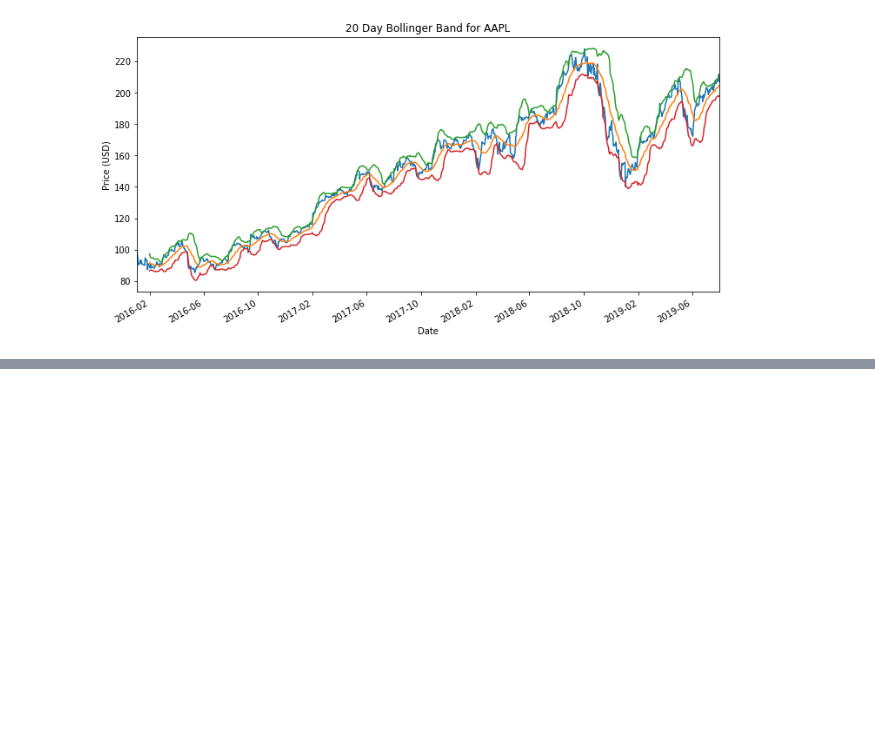
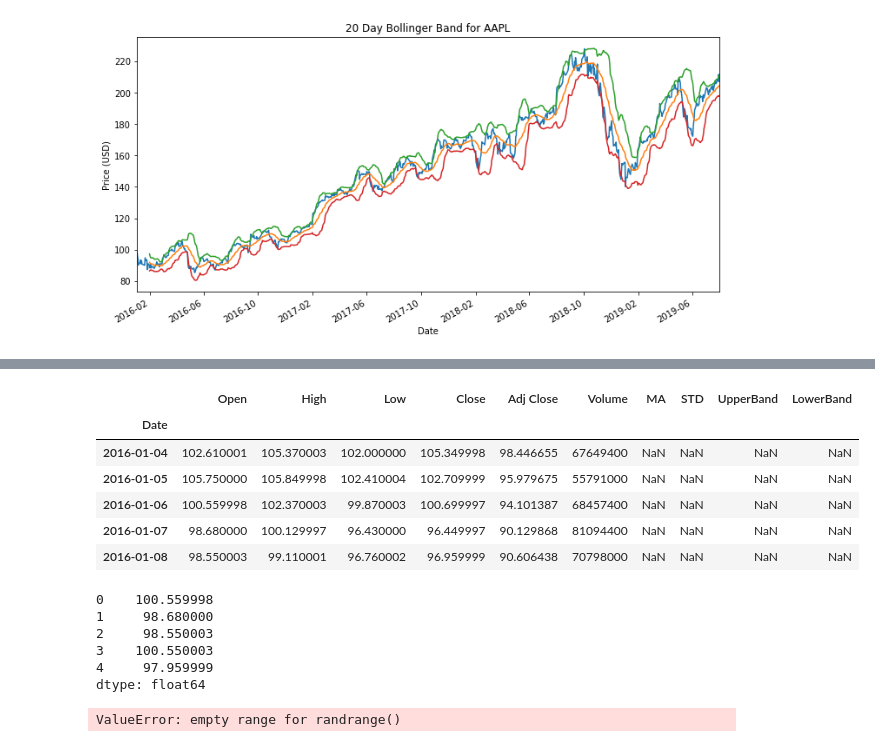
Before and after one commit to roshanr11/Deep-Learning-for-Trading-RNN-LSTMs-getRichWithStocks.py, a Jupyter notebook: mainstockfile_notebookversion.ipynb, the cells around one changed output, grey strips where cells are left out. Cells and saved outputs as stored; diff of their text form; code cells hidden in the pictures; blank space fills up the shorter version.

```diff
--- a/mainstockfile_notebookversion.ipynb
+++ b/mainstockfile_notebookversion.ipynb
@@ -262,0 +381,23 @@ calcbolBands(data, 20)
+# %%
+data.head()
+# %% [output]
+|  | Open | High | Low | Close | Adj Close | Volume | MA | STD | UpperBand | LowerBand |
+| Date |  |  |  |  |  |  |  |  |  |  |
+| 2016-01-04 | 102.610001 | 105.370003 | 102.000000 | 105.349998 | 98.446655 | 67649400 | NaN | NaN | NaN | NaN |
+| 2016-01-05 | 105.750000 | 105.849998 | 102.410004 | 102.709999 | 95.979675 | 55791000 | NaN | NaN | NaN | NaN |
+| 2016-01-06 | 100.559998 | 102.370003 | 99.870003 | 100.699997 | 94.101387 | 68457400 | NaN | NaN | NaN | NaN |
+| 2016-01-07 | 98.680000 | 100.129997 | 96.430000 | 96.449997 | 90.129868 | 81094400 | NaN | NaN | NaN | NaN |
+| 2016-01-08 | 98.550003 | 99.110001 | 96.760002 | 96.959999 | 90.606438 | 70798000 | NaN | NaN | NaN | NaN |
+# %%
+trainTestSplit(data, 0.6)[1].head() #sanity check
+# %% [output]
+0    100.559998
+1     98.680000
+2     98.550003
+3    100.550003
+4     97.959999
+dtype: float64
+# %%
+cvSplit(data)
+# %% [output]
+ValueError: empty range for randrange()
```
Also changed, not shown: parts of 5 cells of this notebook.
